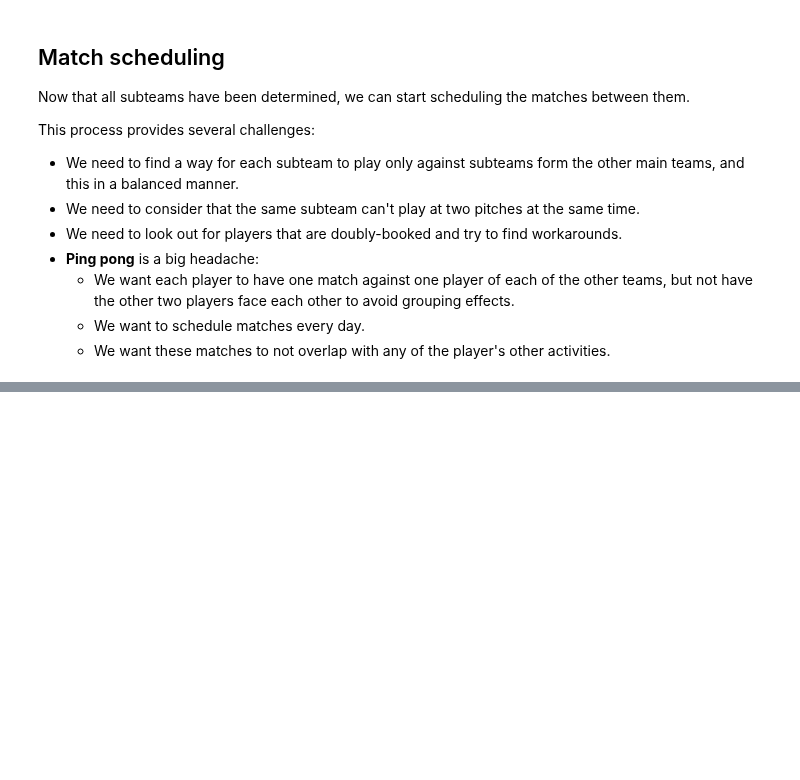
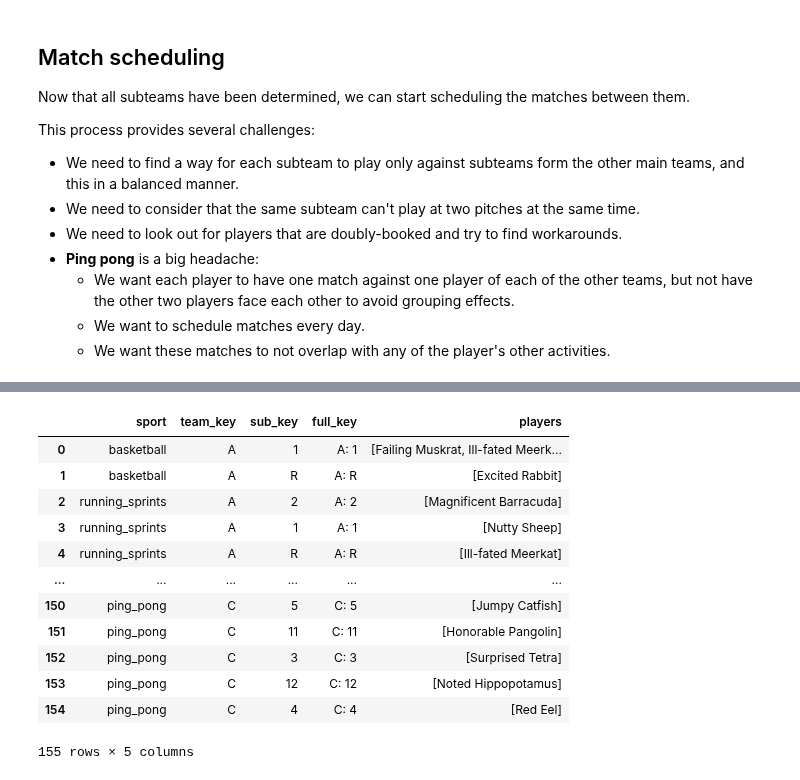
Before and after one commit to FBalzerMPE/imprs_sports_week, a Jupyter notebook: set_up_data.ipynb, the cells around one changed output, grey strips where cells are left out. Drawn from its saved outputs; the diff is of its cells as text; code cells hidden in the pictures; blank space fills up the shorter version.

```diff
--- a/set_up_data.ipynb
+++ b/set_up_data.ipynb
@@ -193,0 +222,18 @@ True
+# %%
+hf.turn_series_list_to_dataframe(
+            [team.as_series for team in hf.ALL_SUBTEAMS]
+        )
+# %% [output]
+|  | sport | team_key | sub_key | full_key | players |
+| 0 | basketball | A | 1 | A: 1 | [Failing Muskrat, Ill-fated Meerk... |
+| 1 | basketball | A | R | A: R | [Excited Rabbit] |
+| 2 | running_sprints | A | 2 | A: 2 | [Magnificent Barracuda] |
+| 3 | running_sprints | A | 1 | A: 1 | [Nutty Sheep] |
+| 4 | running_sprints | A | R | A: R | [Ill-fated Meerkat] |
+| ... | ... | ... | ... | ... | ... |
+| 150 | ping_pong | C | 5 | C: 5 | [Jumpy Catfish] |
+| 151 | ping_pong | C | 11 | C: 11 | [Honorable Pangolin] |
+| 152 | ping_pong | C | 3 | C: 3 | [Surprised Tetra] |
+| 153 | ping_pong | C | 12 | C: 12 | [Noted Hippopotamus] |
+| 154 | ping_pong | C | 4 | C: 4 | [Red Eel] |
+155 rows × 5 columns
```
Also changed, not shown: parts of 2 cells of this notebook, 11 other files.
